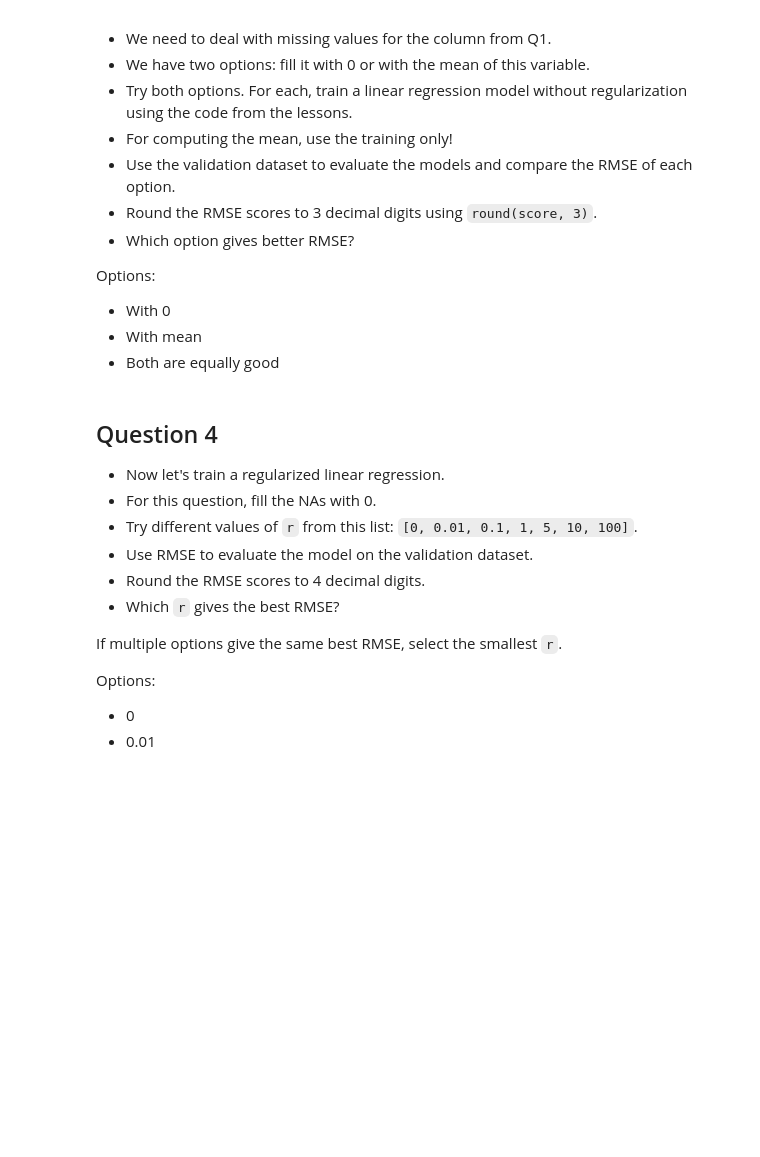
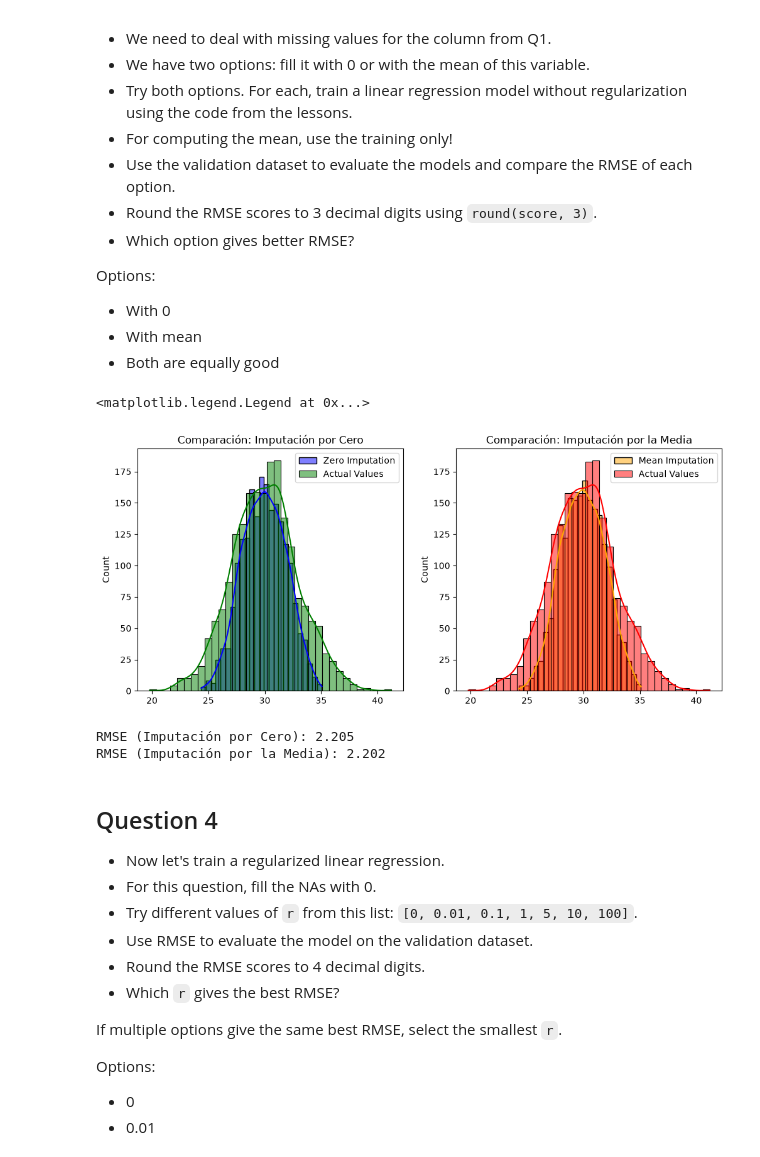
Before and after one commit to IgnaciocefisDataTalksClubCamps/machine-learning-zoomcamp, a Jupyter notebook: homework/week_02.ipynb, the cells around one changed output. Drawn from its saved outputs; the diff is of its cells as text; code cells hidden in the pictures; blank space fills up the shorter version.

```diff
--- a/homework/week_02.ipynb
+++ b/homework/week_02.ipynb
@@ -87,3 +136,58 @@ Options:
+# %%
+# 1) Rellenar los NaN.
+#    La media se calcula SOLO con train y se usa también para validation
+#    (validation simula datos "nuevos": no podemos mirar su media).
+mean_hp = df_train["horsepower"].mean()
+
+df_train_zero = df_train.fillna(0)
+df_train_mean = df_train.fillna(mean_hp)
+
+df_val_zero = df_val.fillna(0)
+df_val_mean = df_val.fillna(mean_hp)  # media de TRAIN, no de validation
+
+# 2) Separar features (X) y target (y) para train y validation
+x_train_zero = df_train_zero.drop("fuel_efficiency_mpg", axis=1).values
+x_train_mean = df_train_mean.drop("fuel_efficiency_mpg", axis=1).values
+y_train_zero = df_train_zero["fuel_efficiency_mpg"].values
+y_train_mean = df_train_mean["fuel_efficiency_mpg"].values
+
+x_val_zero = df_val_zero.drop("fuel_efficiency_mpg", axis=1).values
+x_val_mean = df_val_mean.drop("fuel_efficiency_mpg", axis=1).values
+y_val_zero = df_val_zero["fuel_efficiency_mpg"].values
+y_val_mean = df_val_mean["fuel_efficiency_mpg"].values
+
+# 3) ENTRENAR con train: aquí se aprenden los pesos w0 y w
+w0_zero, w_zero = train_linear_regression(x_train_zero, y_train_zero)
+w0_mean, w_mean = train_linear_regression(x_train_mean, y_train_mean)
+
+# 4) PREDECIR con validation: usamos los pesos de train sobre x_val.
+#    Así y_pred tiene el mismo tamaño que y_val (2000) y rmse() funciona.
+y_pred_zero = w0_zero + x_val_zero.dot(w_zero)
+y_pred_mean = w0_mean + x_val_mean.dot(w_mean)
+# %%
+fig, axes = plt.subplots(1, 2, figsize=(12, 5))
+
+sns.histplot(y_pred_zero, color="blue", label="Zero Imputation", kde=True, ax=axes[0])
+sns.histplot(y_val_zero, color="green", label="Actual Values", kde=True, ax=axes[0])
+axes[0].set_title("Comparación: Imputación por Cero")
+axes[0].legend()
+
+sns.histplot(y_pred_mean, color="orange", label="Mean Imputation", kde=True, ax=axes[1])
+sns.histplot(y_val_mean, color="red", label="Actual Values", kde=True, ax=axes[1])
+axes[1].set_title("Comparación: Imputación por la Media")
+axes[1].legend()
+# %% [output]
+<matplotlib.legend.Legend at 0x...>
+[figure, added]
+# %%
+rmse_zero = rmse(y_val_zero, y_pred_zero)
+rmse_mean = rmse(y_val_mean, y_pred_mean)
+
+print(f"RMSE (Imputación por Cero): {round(rmse_zero, 3)}")
+print(f"RMSE (Imputación por la Media): {round(rmse_mean, 3)}")
+# %% [output]
+RMSE (Imputación por Cero): 2.205
+RMSE (Imputación por la Media): 2.202
 # %% [markdown]
 ## Question 4
 
```
Also changed, not shown: parts of 11 cells of this notebook.
